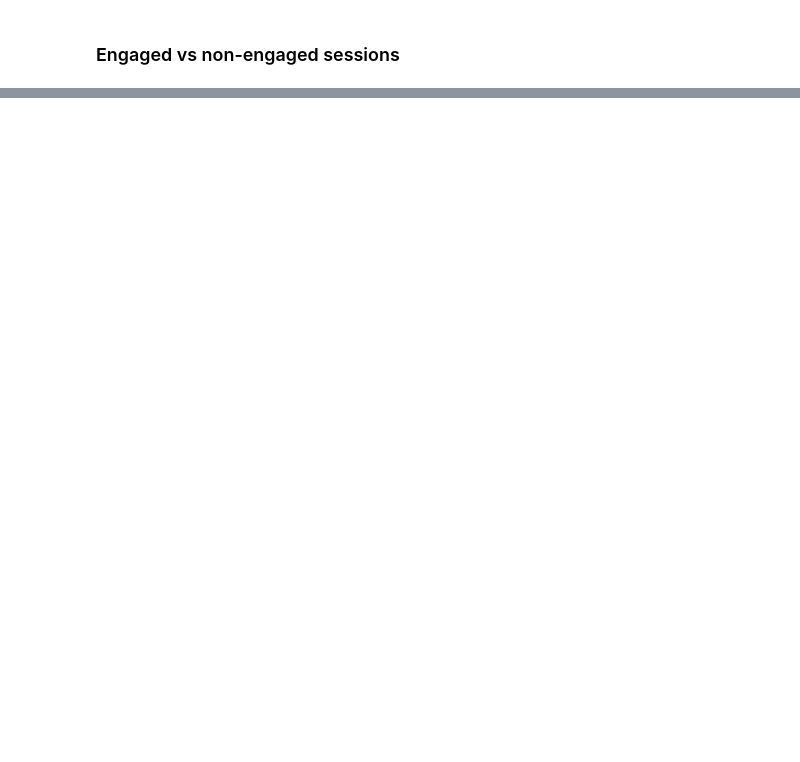
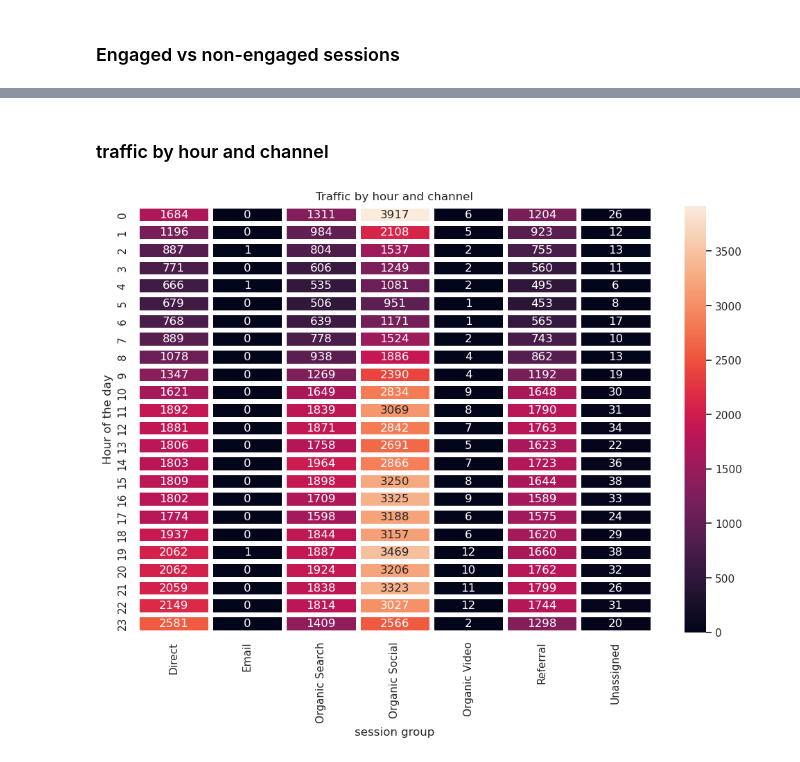
Before and after one commit to virendraksp47/eda-website-data-analysis-python, a Jupyter notebook: project.ipynb, the cells around one changed output, grey strips where cells are left out. Cells and saved outputs as stored; diff of their text form; code cells hidden in the pictures; blank space fills up the shorter version.

```diff
--- a/project.ipynb
+++ b/project.ipynb
@@ -182,0 +189,13 @@ df.head(3)
+# %% [markdown]
+### traffic by hour and channel
+# %%
+heatmap=df.groupby(["Hour","session group"])["Sessions"].sum().unstack().fillna(0)
+
+plt.figure(figsize=(12,8))
+sns.heatmap(heatmap,linewidth=5,annot=True,fmt=".0f")
+plt.title("Traffic by hour and channel")
+plt.xlabel("session group")
+plt.ylabel("Hour of the day")
+plt.show()
+# %% [output]
+[figure, added]
```
Also changed, not shown: parts of 5 cells of this notebook.
